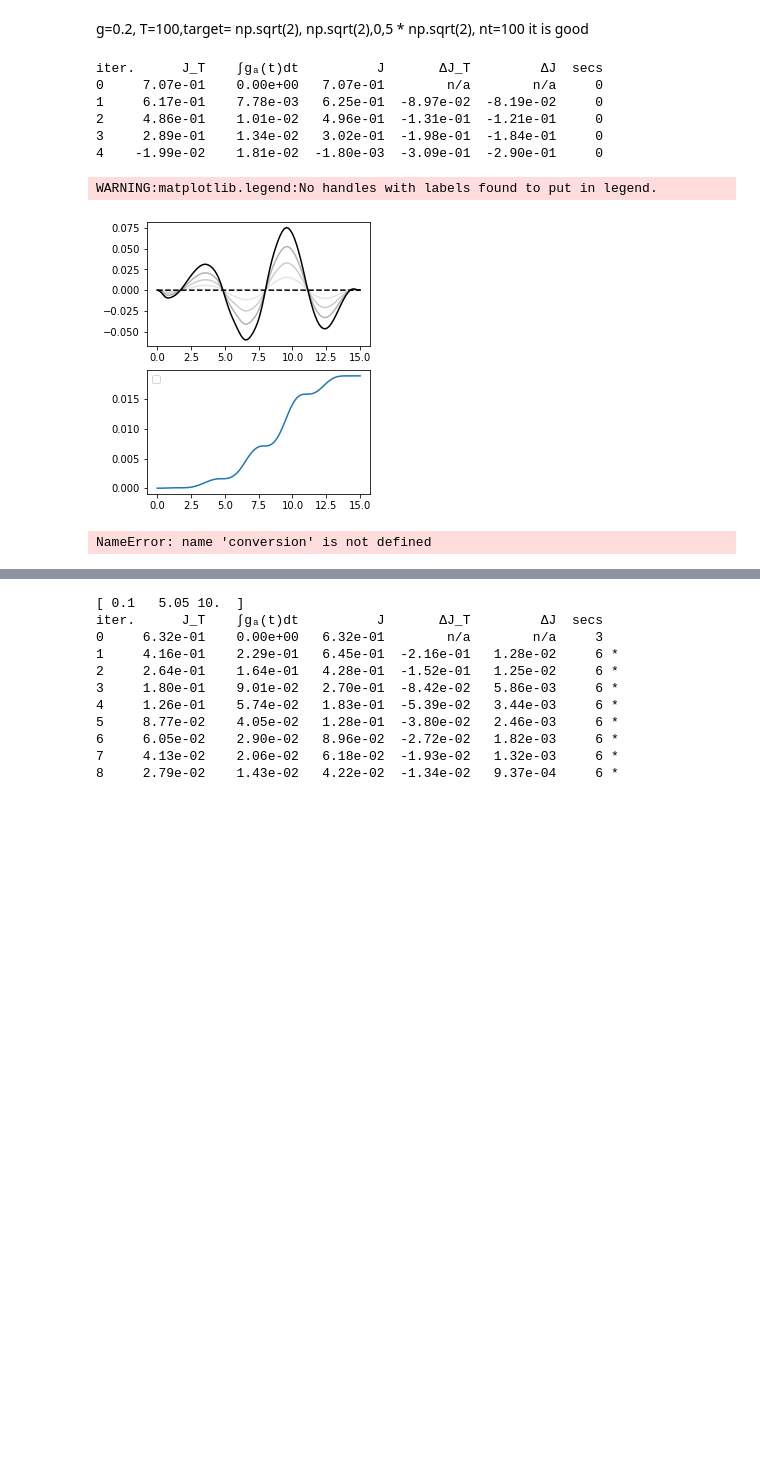
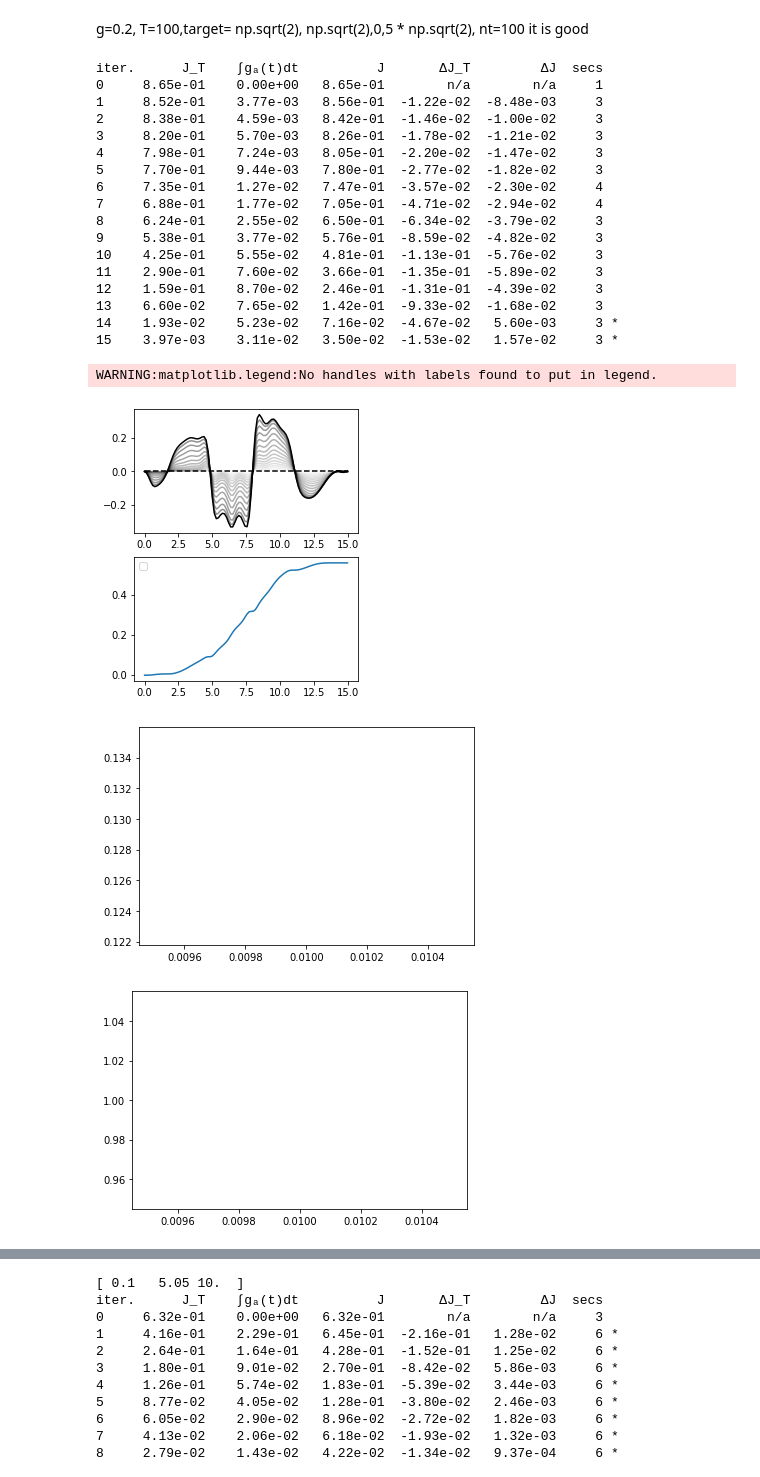
Before and after one commit to gsuarezr/krotov, a Jupyter notebook: Mixed/Linear/Gaussian(dissipation).ipynb, the cells around one changed output, grey strips where cells are left out. Cells and saved outputs as stored; diff of their text form; code cells hidden in the pictures; blank space fills up the shorter version.

Commit message:
New energy, gamma and overlap

```diff
--- a/Mixed/Linear/Gaussian(dissipation).ipynb
+++ b/Mixed/Linear/Gaussian(dissipation).ipynb
@@ -147,7 +171,7 @@ g=0.2*omega
 T=15
 nt=100
 tlist = np.linspace(0,T, nt)
-gamma=0.05
+gamma=0.01
 Temp=np.linspace(0.01,2,1)
 
 #Nb=0
@@ -229,26 +253,6 @@ def plot_iterations(opt_result):
     plt.legend()
     plt.show(fig)
 
-def Power(vector,T):
-    psi=vector[0]
-    Energy=np.zeros(nt)
-    Ergotropy=np.zeros(nt)
-    for i in range (0,nt):
-        Energy[i]=1/2*(np.real(psi[i][5])+np.real(psi[i][14])+(np.real(psi[i][2]))**2+(np.real(psi[i][4]))**2)-1/2
-        D=np.real((1+2*np.real(Energy[i])-np.abs(np.real(psi[i][2])+1j*np.real(psi[i][4]))**2)**2-4*np.abs(1/2*(np.real(psi[i][9])+np.real(psi[i][2])**2-(np.real(psi[i][14])+np.real(psi[i][4])**2)+1j*2*(np.real(psi[i][11])+np.real(psi[i][2])*np.real(psi[i][4])))-1/2*(np.real(psi[i][2])+1j*np.real(psi[i][4]))**2)**2)
-        Ergotropy[i]=np.real(Energy[i]-(np.sqrt(D)-1)/2)
-    return Ergotropy[nt-1]/T
-
-def Ratio(vector):
-    psi=vector[0]
-    Energy=np.zeros(nt)
-    Ergotropy=np.zeros(nt)
-    for i in range (0,nt):
-        vec,covar=conversion(psi[i])
-        Energy[i]=1/2*(np.real(covar[0,0])+np.real(covar[3,3])+(np.real(vec[2]))**2+(np.real(vec[3]))**2)-1/2
-        D=np.real((1+2*np.real(Energy[i])-np.abs(np.real(vec[2])+1j*np.real(vec[3]))**2)**2-4*np.abs(1/2*(np.real(covar[2,2])+np.real(vec[2])**2-(np.real(covar[3,3])+np.real(vec[3])**2)+1j*2*(np.real(covar[2,3])+np.real(vec[2])*np.real(vec[3])))-1/2*(np.real(vec[2])+1j*np.real(vec[3]))**2)**2)
-        Ergotropy[i]=np.real(Energy[i]-(np.sqrt(D)-1)/2)
-    return Ergotropy[nt-1]/Energy[nt-1]
 
 power=np.zeros(len(Temp))
 ratio=np.zeros(len(Temp))
@@ -275,39 +279,52 @@ for j in range (0,len(Temp)):
       ]
 
     opt_result = krotov.optimize_pulses(
       objectives,
       pulse_options=pulse_options,
       tlist=tlist,
+      gamma=gamma,
       fieldcoupling=mu,
       propagator=krotov.propagators.expm,
       chi_constructor=krotov.functionals.chis_ss,
       info_hook=krotov.info_hooks.print_table(J_T=krotov.functionals.J_T_ss),
       check_convergence=krotov.convergence.Or(
           krotov.convergence.value_below('9e-3', name='J_T'),
           krotov.convergence.check_monotonic_error,
           #krotov.convergence.check_monotonic_fidelity,
 
       ),
         iter_stop=20,
         store_all_pulses=True,
         overlap=inte,norm=lambda x: 1
     )
     plot_iterations(opt_result)
 
-    power[j]=Power(opt_result.states,T)
-    ratio[j]=Ratio(opt_result.states)
+    power[j]=Power(opt_result.states,omega,T)
+    ratio[j]=Ratio(opt_result.states,omega)
 plt.figure()
 plt.plot(Temp,power)
 plt.figure()
 plt.plot(Temp,ratio)
 plt.show()
 # %% [output]
 iter.      J_T    ∫gₐ(t)dt          J       ΔJ_T         ΔJ  secs
-0     7.07e-01    0.00e+00   7.07e-01        n/a        n/a     0
-1     6.17e-01    7.78e-03   6.25e-01  -8.97e-02  -8.19e-02     0
-2     4.86e-01    1.01e-02   4.96e-01  -1.31e-01  -1.21e-01     0
-3     2.89e-01    1.34e-02   3.02e-01  -1.98e-01  -1.84e-01     0
-4    -1.99e-02    1.81e-02  -1.80e-03  -3.09e-01  -2.90e-01     0
+0     8.65e-01    0.00e+00   8.65e-01        n/a        n/a     1
+1     8.52e-01    3.77e-03   8.56e-01  -1.22e-02  -8.48e-03     3
+2     8.38e-01    4.59e-03   8.42e-01  -1.46e-02  -1.00e-02     3
+3     8.20e-01    5.70e-03   8.26e-01  -1.78e-02  -1.21e-02     3
+4     7.98e-01    7.24e-03   8.05e-01  -2.20e-02  -1.47e-02     3
+5     7.70e-01    9.44e-03   7.80e-01  -2.77e-02  -1.82e-02     3
+6     7.35e-01    1.27e-02   7.47e-01  -3.57e-02  -2.30e-02     4
+7     6.88e-01    1.77e-02   7.05e-01  -4.71e-02  -2.94e-02     4
+8     6.24e-01    2.55e-02   6.50e-01  -6.34e-02  -3.79e-02     3
+9     5.38e-01    3.77e-02   5.76e-01  -8.59e-02  -4.82e-02     3
+10    4.25e-01    5.55e-02   4.81e-01  -1.13e-01  -5.76e-02     3
+11    2.90e-01    7.60e-02   3.66e-01  -1.35e-01  -5.89e-02     3
+12    1.59e-01    8.70e-02   2.46e-01  -1.31e-01  -4.39e-02     3
+13    6.60e-02    7.65e-02   1.42e-01  -9.33e-02  -1.68e-02     3
+14    1.93e-02    5.23e-02   7.16e-02  -4.67e-02   5.60e-03     3 *
+15    3.97e-03    3.11e-02   3.50e-02  -1.53e-02   1.57e-02     3 *
 WARNING:matplotlib.legend:No handles with labels found to put in legend.
-[figure, old version]
+[figure, new version]
-NameError: name 'conversion' is not defined
+[figure, added]
+[figure, added]
```
Also changed, not shown: parts of 5 cells of this notebook, 4 other files.
